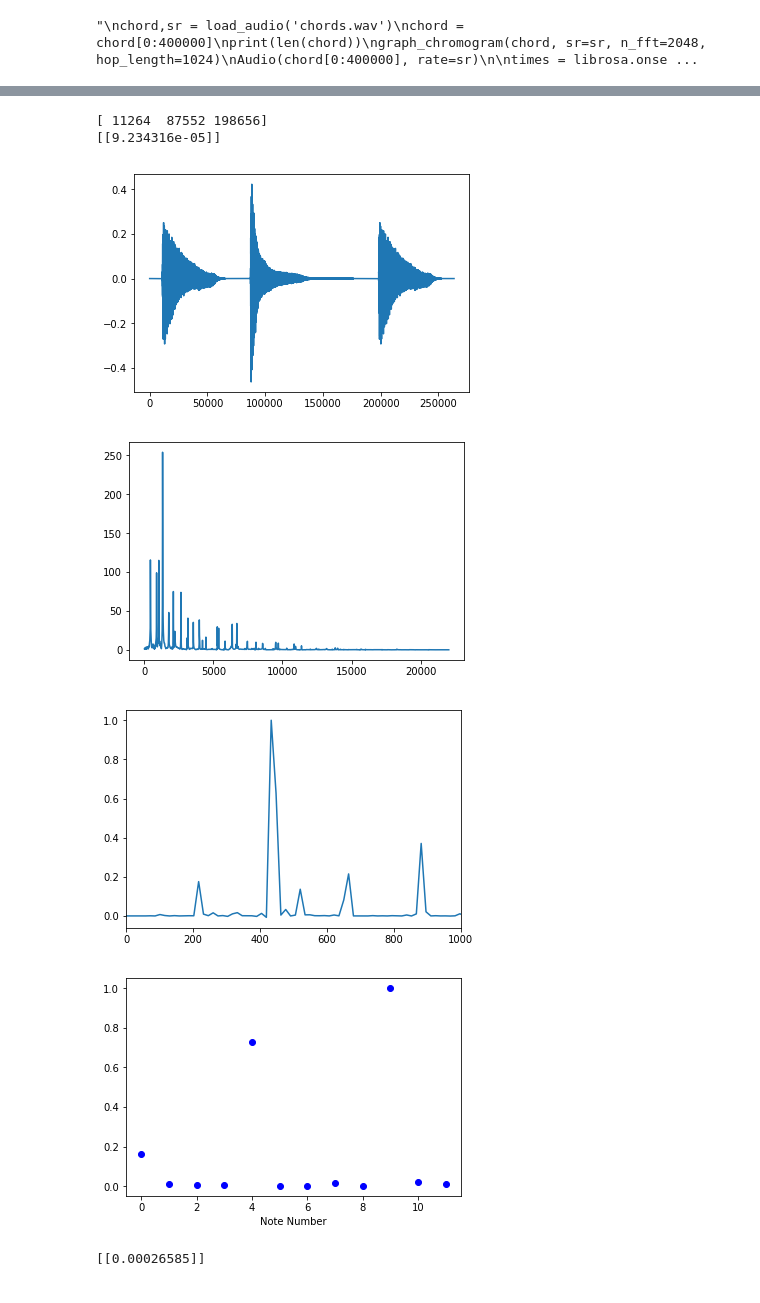
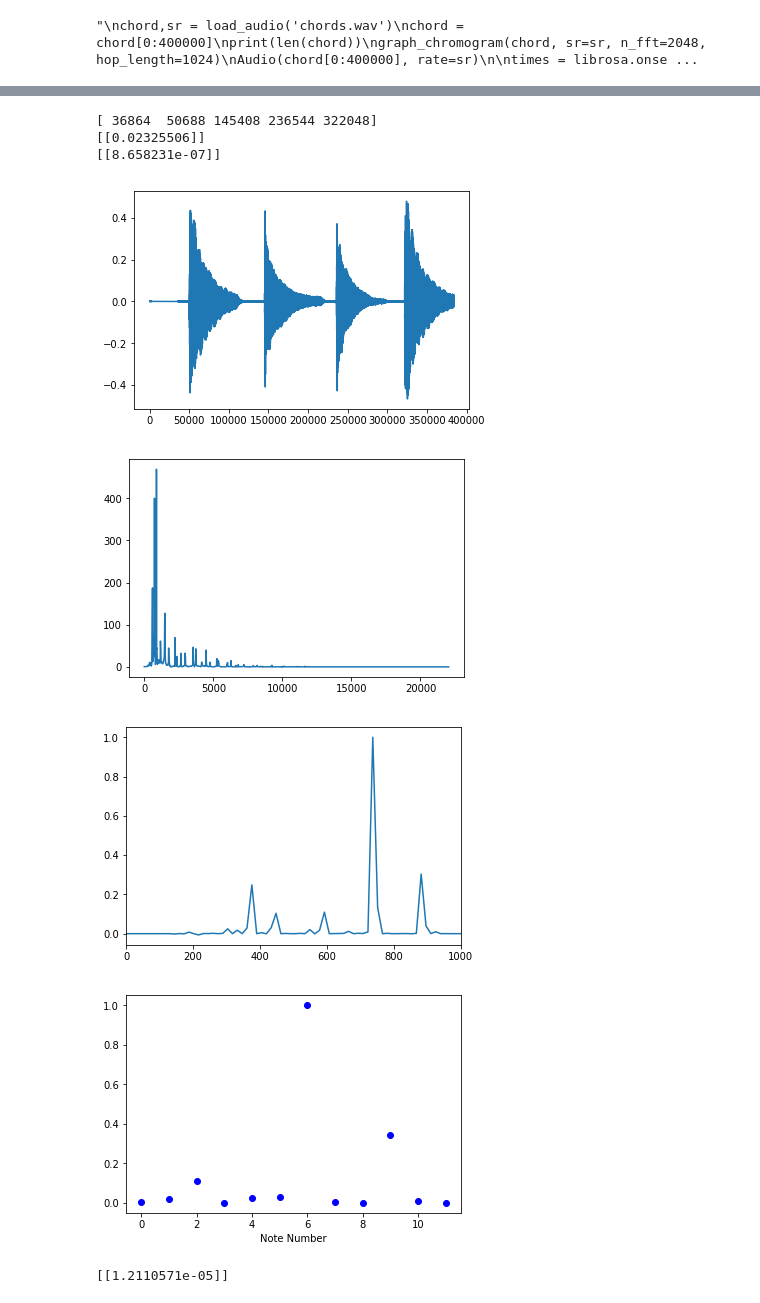
Before and after one commit to MichaelCuevas/automated-roman-numeral-analysis, a Jupyter notebook: chord_test.ipynb, the cells around one changed output, grey strips where cells are left out. Cells and saved outputs as stored; diff of their text form; code cells hidden in the pictures.

Commit message:
Test files and some changes to jupyter notebook

```diff
--- a/chord_test.ipynb
+++ b/chord_test.ipynb
@@ -634,13 +634,14 @@ path2 = base + chord2 + end
 path3 = base3 + chord3 + end
 # %%
 path4 = './Audio/I-IV-V-I.wav'
-chord1, sr = load_audio(path)
-chord2, sr = load_audio(path2)
-chord3, sr = load_audio(path3)
+#chord1, sr = load_audio(path)
+#chord2, sr = load_audio(path2)
+#chord3, sr = load_audio(path3)
+path4 = 'test5.wav'
 sig_type = 'piano'
-#chord, sr = load_audio(path4)
-chord = np.append(chord1, chord2)
-chord = np.append(chord, chord3)
+chord, sr = load_audio(path4)
+#chord = np.append(chord1, chord2)
+#chord = np.append(chord, chord3)
 display(Audio(chord, rate=sr))
 
 plt.figure(100)
@@ -694,37 +695,38 @@ for i in times:
 
     # for testing purposes
     '''
     indexName = ''
     print("\nCHORD AT SAMPLE NUMBER: " + str(i+1) + "\n")
     for j in range(10):
         if(j == 0):
             indexName = "1st "
         if(j == 1):
             indexName = "2nd "
         if(j == 2):
             indexName = "3rd "
         else:
             indexName = str(j+1) + "th "
         print(indexName + "largest value: " + str(indices[length-1-j]) + "\n")
     '''
 
 chord_progression = chord_progression[white_noise,:]
 labels = knn(training_chord_set, training_chord_labels,chord_progression, 'cosine',1)
 chord_names = [None] * len(labels)
 for i in range(len(labels)):
     chord_names[i] = chord_dictionary[str(int(labels[i]))]
 chord_names = np.array(chord_names)
 #print(chord_names)
 key_time = create_key_time_vector(chord_names)
 print(key_time)
 key = ks(key_time)
 print('Key: ',key,', Progression: ', chord_names)
 # %% [output]
 [interactive output not drawn]
-[ 11264  87552 198656]
-[[9.234316e-05]]
+[ 36864  50688 145408 236544 322048]
+[[0.02325506]]
+[[8.658231e-07]]
-[figure, old version]
+[figure, new version]
-[figure, old version]
+[figure, new version]
-[figure, old version]
+[figure, new version]
-[figure, old version]
+[figure, new version]
-[[0.00026585]]
+[[1.2110571e-05]]
```
Also changed, not shown: parts of 1 cell of this notebook, 5 other files.
